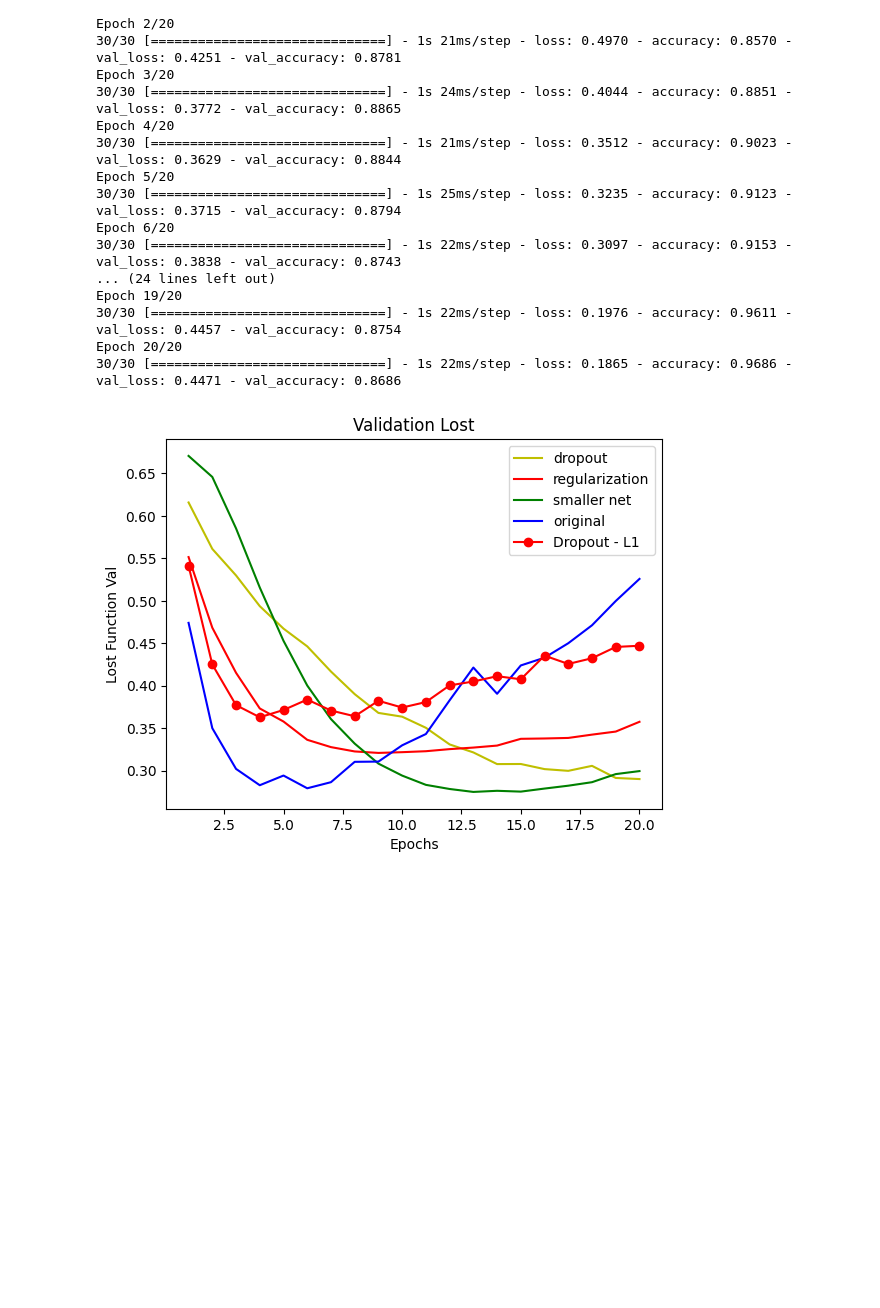
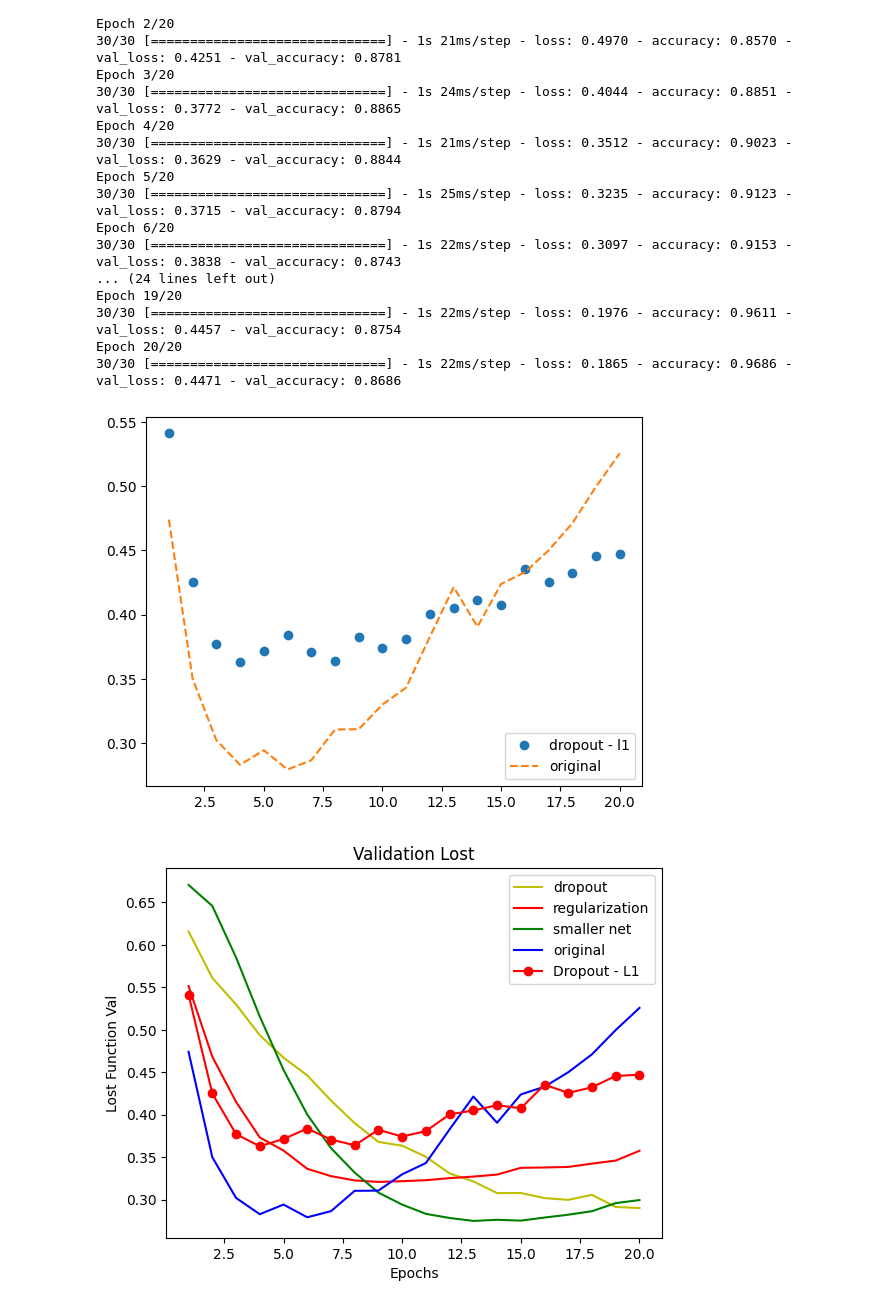
Before and after one commit to David-S-Botero/BinaryClassificationWithKeras, a Jupyter notebook: BinaryClassificationWithKeras.ipynb, the cells around one changed output. Drawn from its saved outputs; the diff is of its cells as text; code cells hidden in the pictures; blank space fills up the shorter version.

```diff
--- a/BinaryClassificationWithKeras.ipynb
+++ b/BinaryClassificationWithKeras.ipynb
@@ -330,3 +307,16 @@ val_loss_5 = history5.history['val_loss']
+# %%
+history_dict = history.history
+loss = history_dict['loss']
+val_loss = history_dict['val_loss']
+val_accuracy5 = history5.history['val_accuracy']
+val_loss_5 = history5.history['val_loss']
+epochs = range(1, len(loss)+1)
+plt.plot(epochs, val_loss_5, 'o', label='dropout - l1')
+plt.plot(epochs, val_loss, '--', label='original')
+plt.legend()
+plt.show()
+# %% [output]
+[figure, added]
 # %%
 #Final Comparison Loss - Accuracy
 plt.plot(epochs, val_loss_4, '-y', label='dropout')
```
Also changed, not shown: parts of 2 cells of this notebook.
